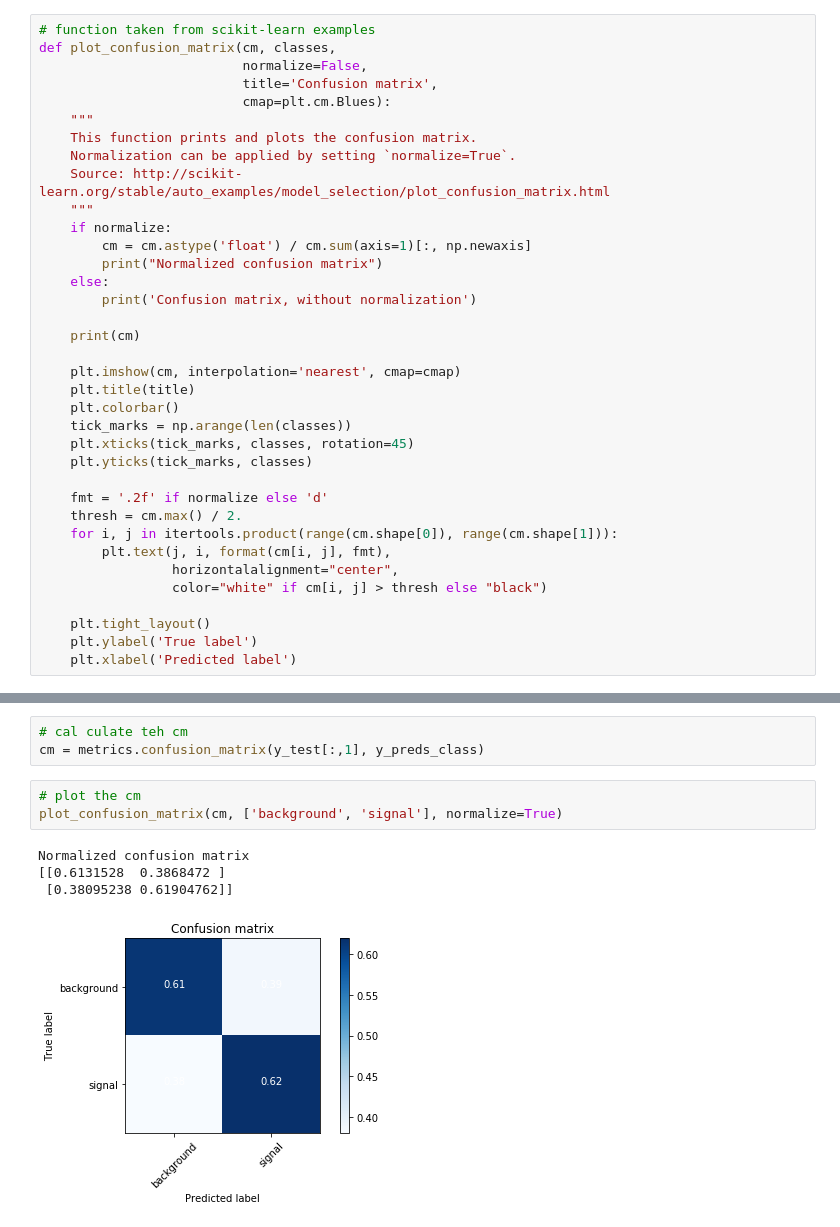
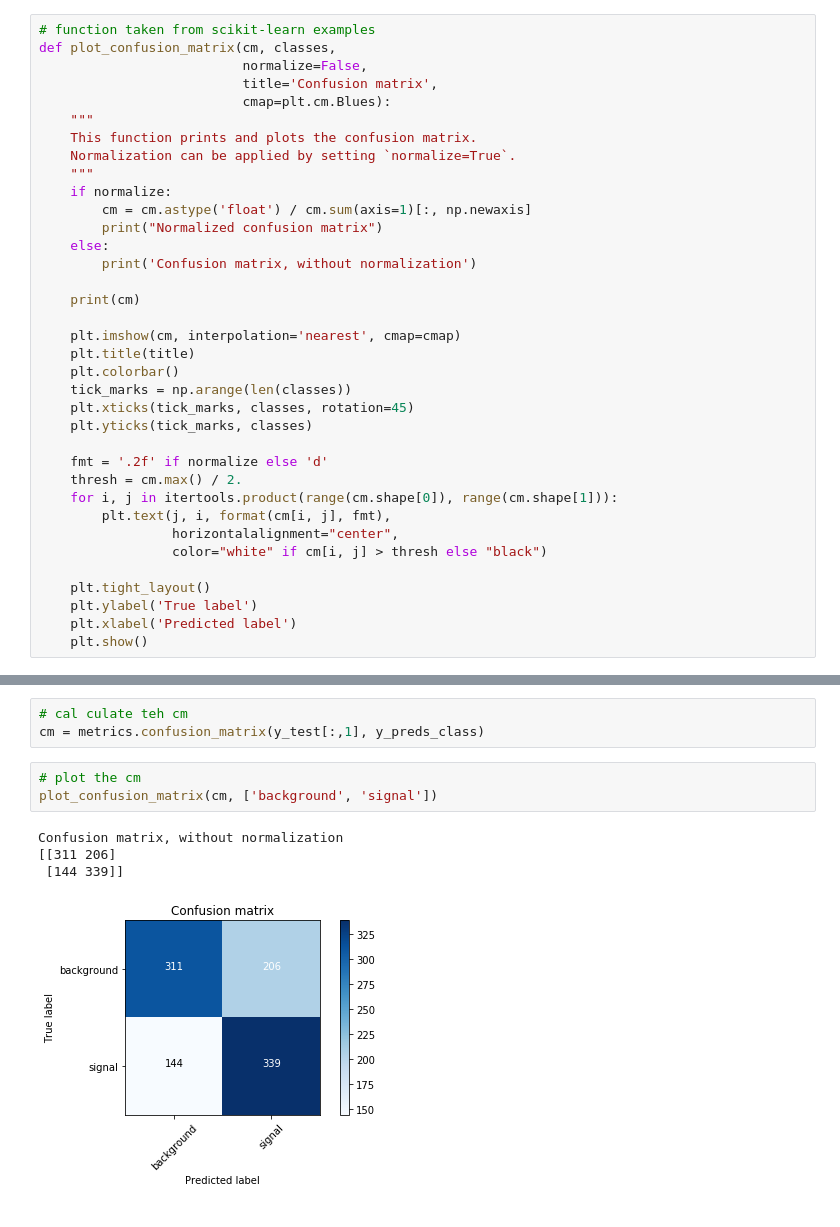
Before and after one commit to mj-will/intro2ml, a Jupyter notebook: bbh-example.ipynb, the cells around one changed output, grey strips where cells are left out. Cells and saved outputs as stored; diff of their text form.

```diff
--- a/bbh-example.ipynb
+++ b/bbh-example.ipynb
@@ -293,7 +293,6 @@ def plot_confusion_matrix(cm, classes,
     """
     This function prints and plots the confusion matrix.
     Normalization can be applied by setting `normalize=True`.
-    Source: http://scikit-learn.org/stable/auto_examples/model_selection/plot_confusion_matrix.html
     """
     if normalize:
         cm = cm.astype('float') / cm.sum(axis=1)[:, np.newaxis]
@@ -320,6 +319,7 @@ def plot_confusion_matrix(cm, classes,
     plt.tight_layout()
     plt.ylabel('True label')
     plt.xlabel('Predicted label')
+    plt.show()
 # %%
 # cm needs predicted class, rather than probability
 y_preds_class = np.argmax(y_preds, axis =1)
@@ -328,9 +328,9 @@ y_preds_class = np.argmax(y_preds, axis =1)
 cm = metrics.confusion_matrix(y_test[:,1], y_preds_class)
 # %%
 # plot the cm
-plot_confusion_matrix(cm, ['background', 'signal'], normalize=True)
+plot_confusion_matrix(cm, ['background', 'signal'])
 # %% [output]
-Normalized confusion matrix
-[[0.6131528  0.3868472 ]
- [0.38095238 0.61904762]]
+Confusion matrix, without normalization
+[[311 206]
+ [144 339]]
-[figure, old version]
+[figure, new version]
```
Also changed, not shown: parts of 6 cells of this notebook.
